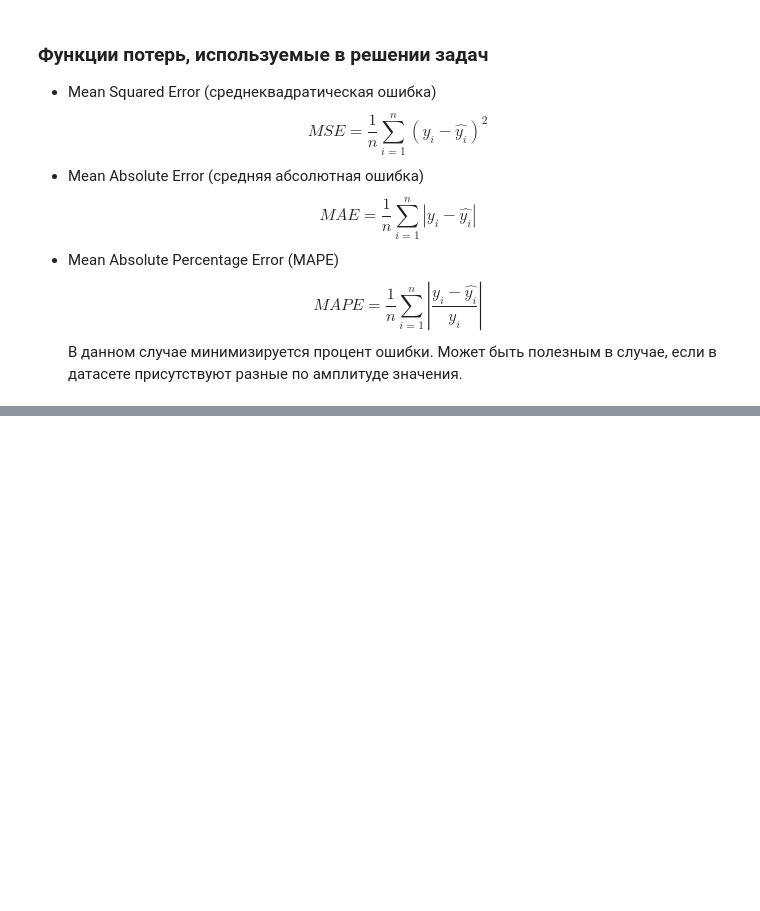
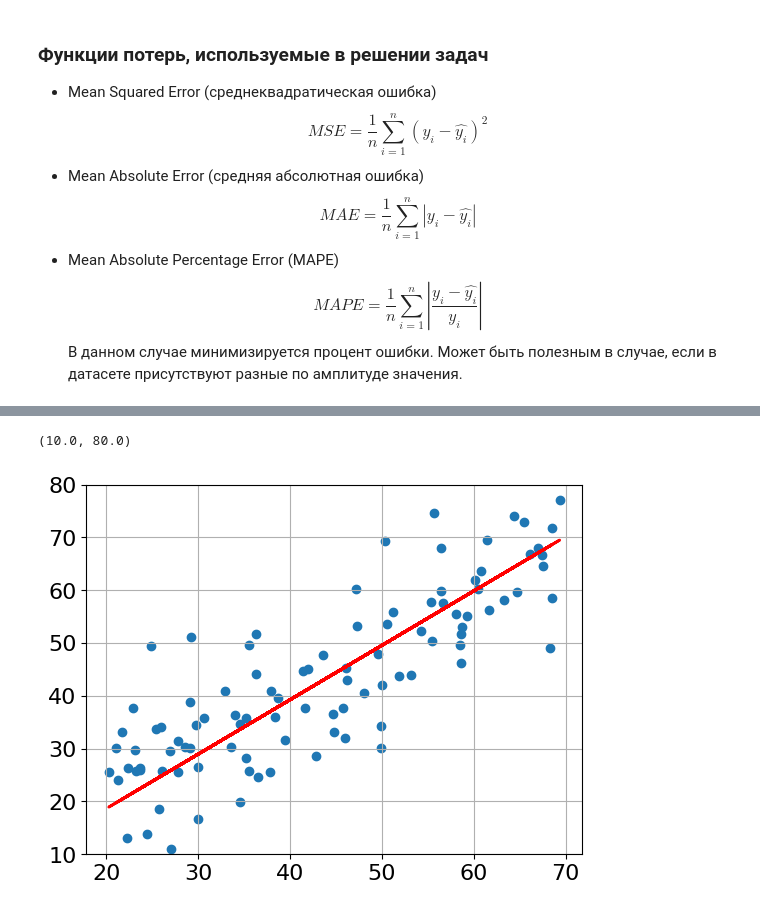
Before and after one commit to DobryVecher1/ml-phys-vsu, a Jupyter notebook: in-class/04_lin_regression.ipynb, the cells around one changed output, grey strips where cells are left out. Cells and saved outputs as stored; diff of their text form; code cells hidden in the pictures; blank space fills up the shorter version.

```diff
--- a/in-class/04_lin_regression.ipynb
+++ b/in-class/04_lin_regression.ipynb
@@ -189,0 +237,8 @@ $$MAPE = \frac{1}{n}\sum\limits_{i=1}^n\left|\frac{y_{i}-\hat{y_{i}}}{y_{i}}\rig
+# %%
+plt.scatter(X, y)
+plt.plot(X, w_0+w_1*X, 'r', lw=2)
+plt.grid()
+plt.ylim(10, 80)
+# %% [output]
+(10.0, 80.0)
+[figure, added]
```
Also changed, not shown: parts of 11 cells of this notebook, 1 other file.
